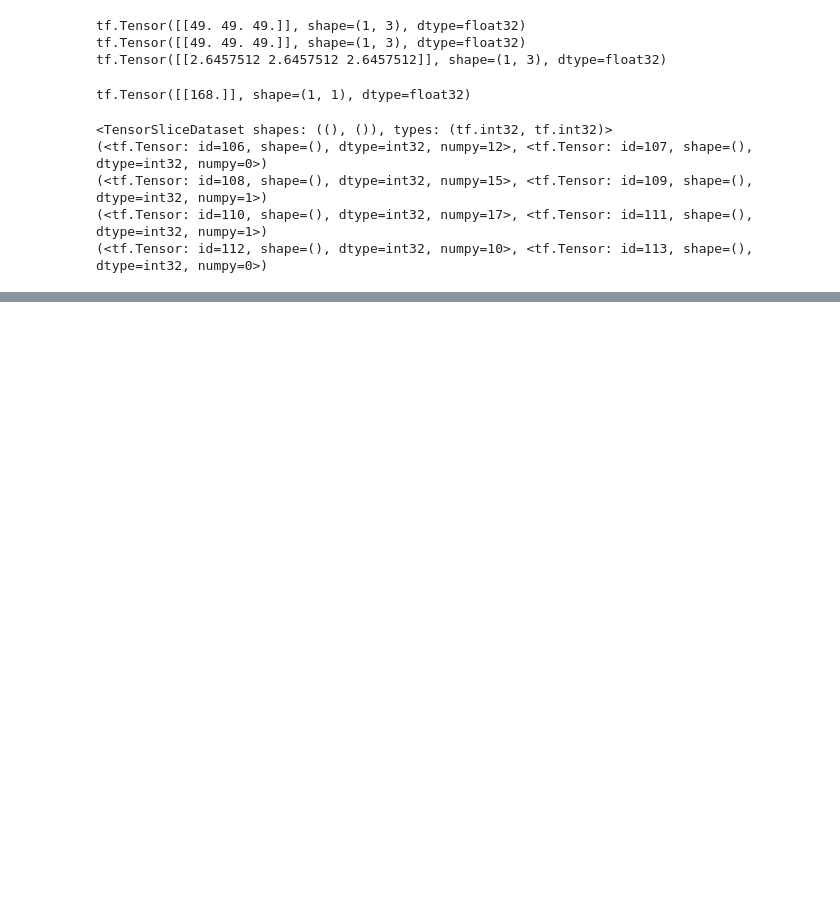
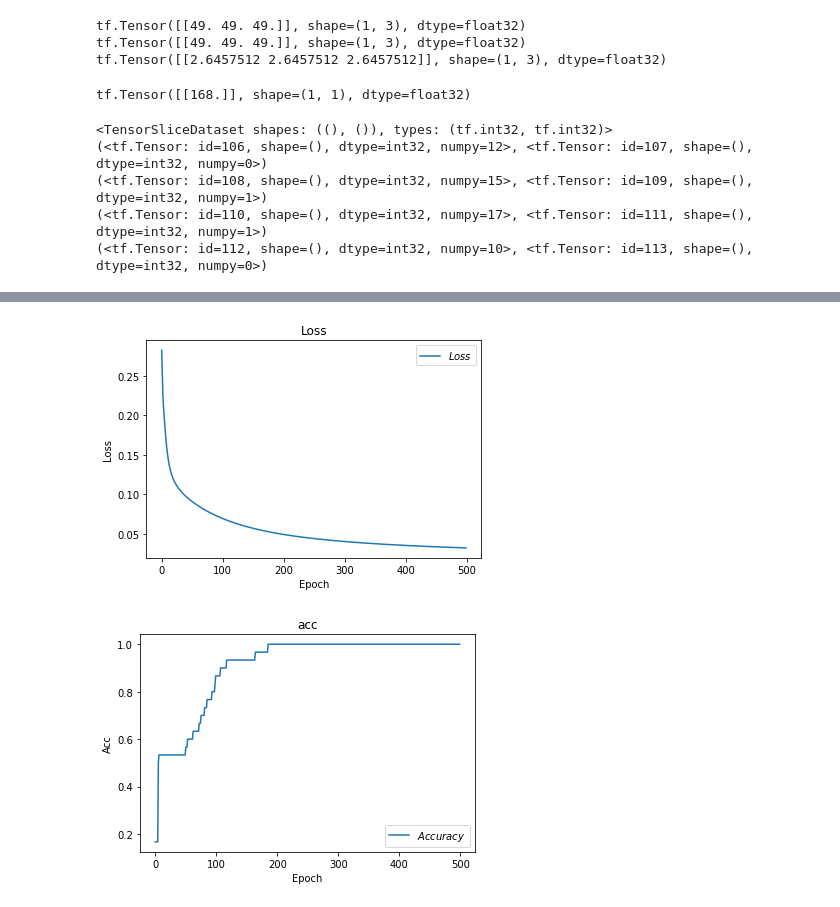
Before and after one commit to lukegood/tensorflow-jupyter-notebook, a Jupyter notebook: TensorFlow笔记-第一讲.ipynb, the cells around one changed output, grey strips where cells are left out. Cells and saved outputs as stored; diff of their text form; code cells hidden in the pictures; blank space fills up the shorter version.

```diff
--- a/TensorFlow笔记-第一讲.ipynb
+++ b/TensorFlow笔记-第一讲.ipynb
@@ -132,0 +135,6 @@ for e in dataset:
+# %%
+with tf.GradientTape() as tape:
+    w = tf.Variable(tf.constant(3.0))
+    loss = tf.pow(w, 2)
+grad = tape.gradient(loss, w)
+print(grad)
@@ -132,0 +151,4 @@ for e in dataset:
+# %%
+l = ['one', 'two', 'three']
+for i, element in enumerate(l):
+    print(i, element)
@@ -132,0 +426,17 @@ for e in dataset:
+# %%
+plt.title("Loss")
+plt.xlabel("Epoch")
+plt.ylabel("Loss")
+plt.plot(loss_all_results, label = "$Loss$")
+plt.legend()
+plt.show()
+
+plt.title("acc")
+plt.xlabel("Epoch")
+plt.ylabel("Acc")
+plt.plot(test_acc, label = "$Accuracy$")
+plt.legend()
+plt.show()
+# %% [output]
+[figure, added]
+[figure, added]
```
Also changed, not shown: parts of 22 cells of this notebook.
